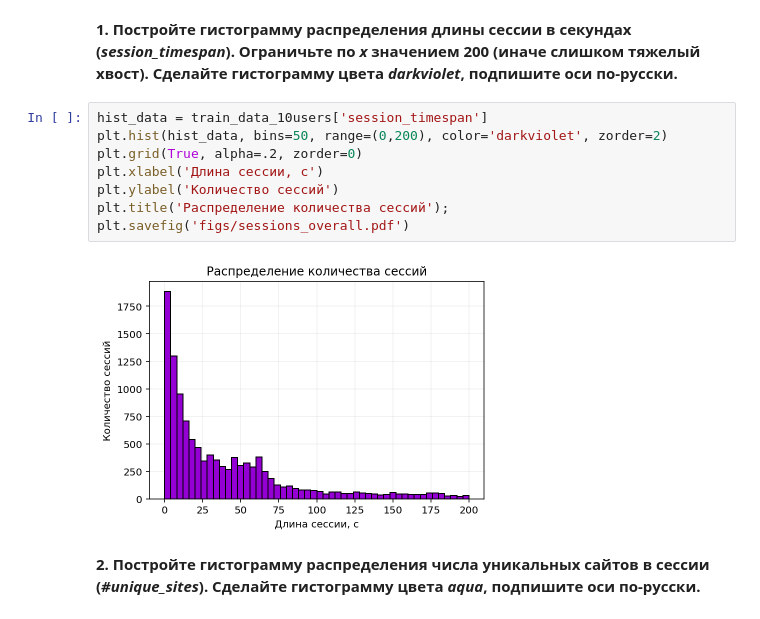
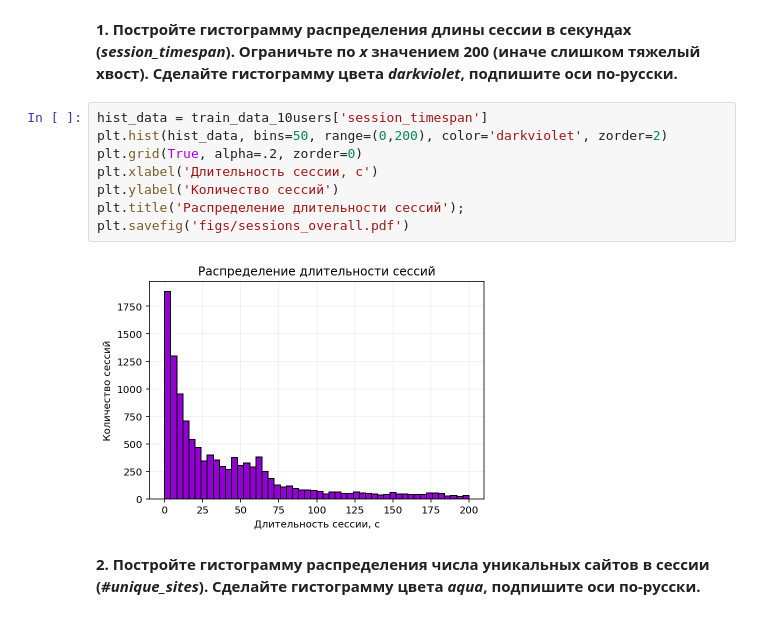
Before and after one commit to armavox/mldaspec, a Jupyter notebook: capstone/project_alice/week3_visual_analysis_and_fe.ipynb, the cells around one changed output. Drawn from its saved outputs; the diff is of its cells as text.

```diff
--- a/capstone/project_alice/week3_visual_analysis_and_fe.ipynb
+++ b/capstone/project_alice/week3_visual_analysis_and_fe.ipynb
@@ -276,13 +264,13 @@ train_data_10users.head()
 # %%
 hist_data = train_data_10users['session_timespan']
 plt.hist(hist_data, bins=50, range=(0,200), color='darkviolet', zorder=2)
 plt.grid(True, alpha=.2, zorder=0)
-plt.xlabel('Длина сессии, с')
+plt.xlabel('Длительность сессии, с')
 plt.ylabel('Количество сессий')
-plt.title('Распределение количества сессий');
+plt.title('Распределение длительности сессий');
 plt.savefig('figs/sessions_overall.pdf')
 # %% [output]
-[figure, old version]
+[figure, new version]
 # %% [markdown]
 **2. Постройте гистограмму распределения числа уникальных сайтов в сессии (*#unique_sites*). Сделайте гистограмму цвета *aqua*, подпишите оси по-русски.**
 # %% [markdown]
```
Also changed, not shown: parts of 13 cells of this notebook, 12 other files.
